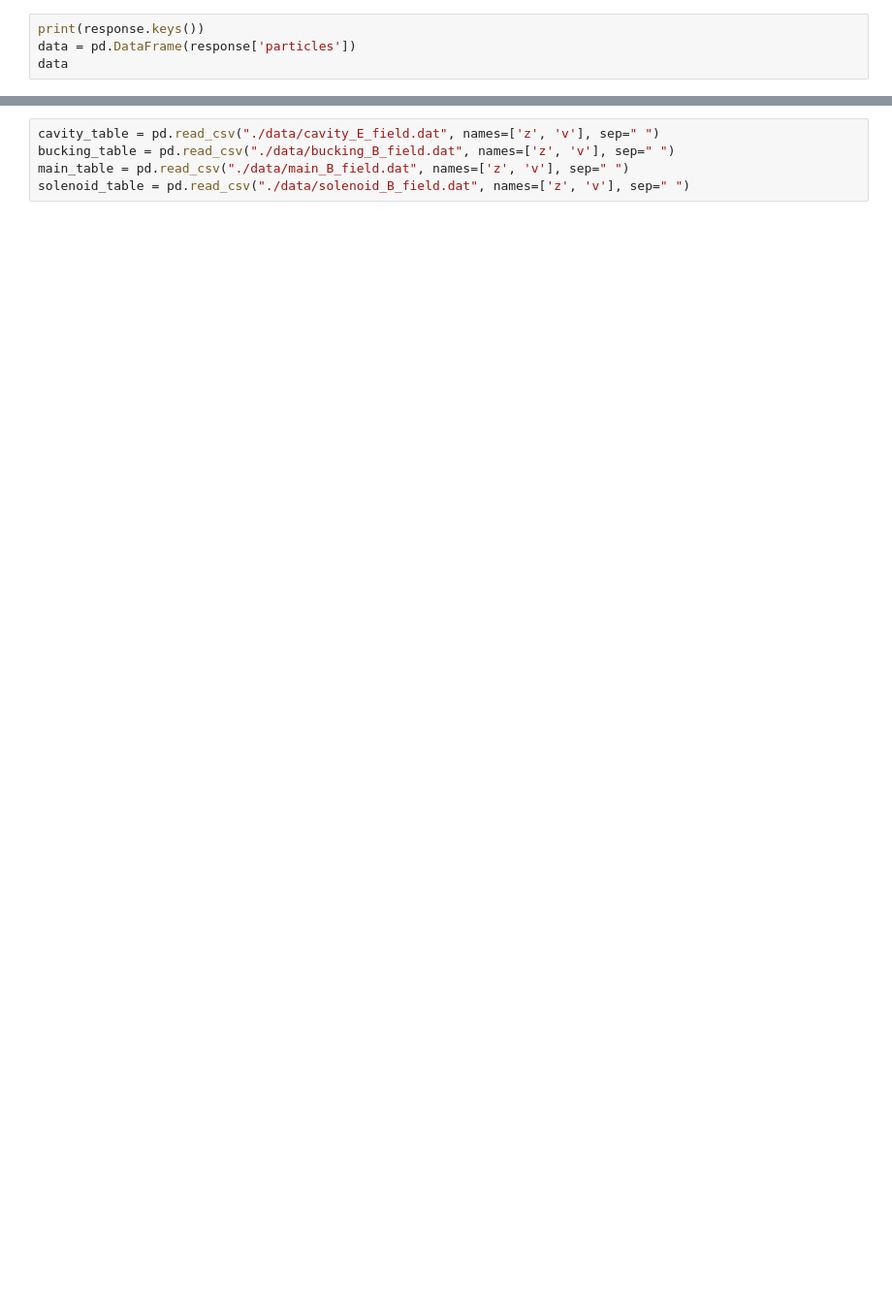
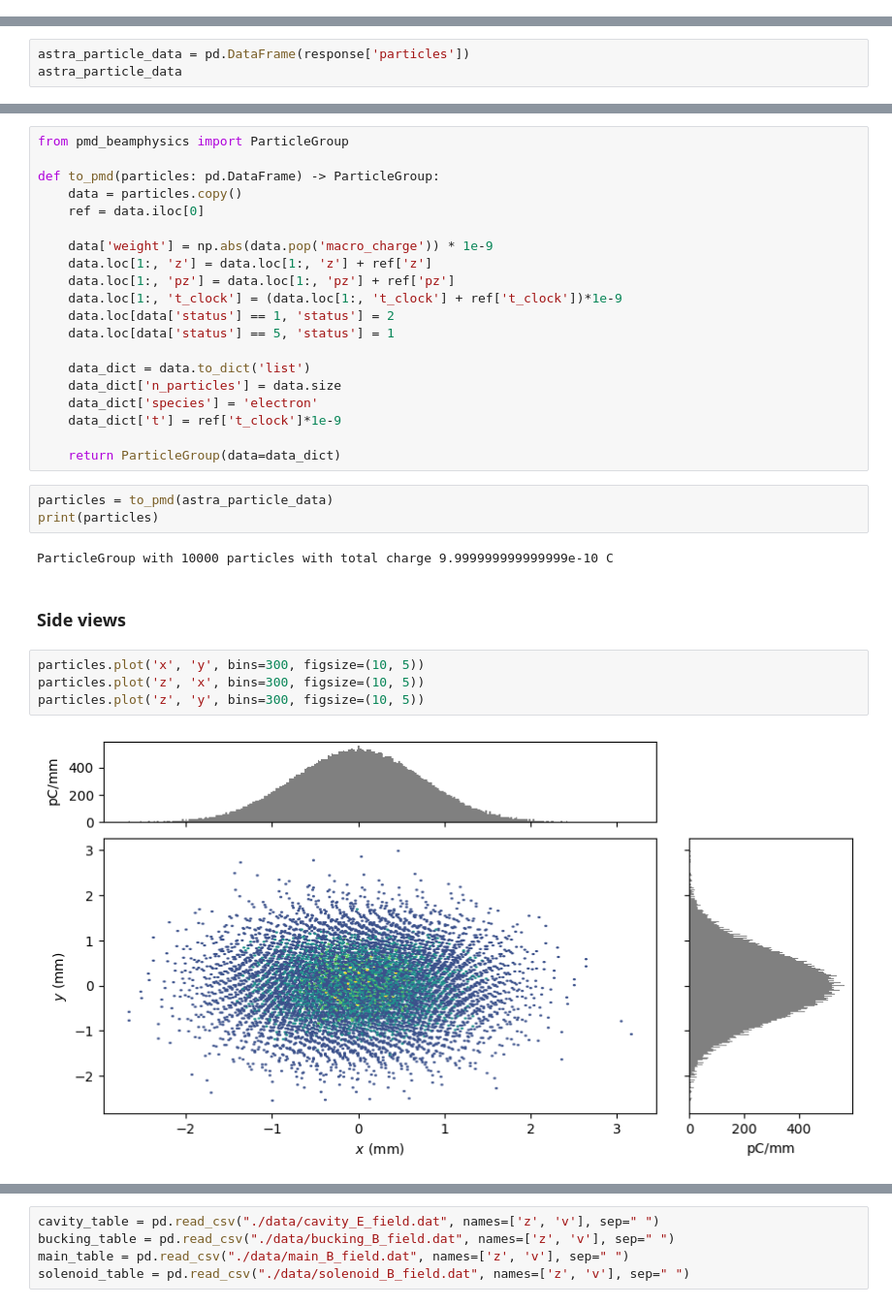
Before and after one commit to AlexanderKlemps/astra-web, a Jupyter notebook: examples/request_test.ipynb, the cells around one changed output, grey strips where cells are left out. Shown at 97% size. Drawn from its saved outputs; the diff is of its cells as text; blank space fills up the shorter version.

```diff
--- a/examples/request_test.ipynb
+++ b/examples/request_test.ipynb
@@ -46,4 +0,0 @@ Response code 200
-# %%
-print(response.keys())
-data = pd.DataFrame(response['particles'])
-data
@@ -195,0 +65,3 @@ emittance_y
+# %%
+astra_particle_data = pd.DataFrame(response['particles'])
+astra_particle_data
@@ -195,0 +88,33 @@ emittance_y
+# %%
+from pmd_beamphysics import ParticleGroup
+
+def to_pmd(particles: pd.DataFrame) -> ParticleGroup:
+    data = particles.copy()
+    ref = data.iloc[0]
+
+    data['weight'] = np.abs(data.pop('macro_charge')) * 1e-9
+    data.loc[1:, 'z'] = data.loc[1:, 'z'] + ref['z']
+    data.loc[1:, 'pz'] = data.loc[1:, 'pz'] + ref['pz']
+    data.loc[1:, 't_clock'] = (data.loc[1:, 't_clock'] + ref['t_clock'])*1e-9
+    data.loc[data['status'] == 1, 'status'] = 2
+    data.loc[data['status'] == 5, 'status'] = 1
+
+    data_dict = data.to_dict('list')
+    data_dict['n_particles'] = data.size
+    data_dict['species'] = 'electron'
+    data_dict['t'] = ref['t_clock']*1e-9
+
+    return ParticleGroup(data=data_dict)
+# %%
+particles = to_pmd(astra_particle_data)
+print(particles)
+# %% [output]
+ParticleGroup with 10000 particles with total charge 9.999999999999999e-10 C
+# %% [markdown]
+### Side views
+# %%
+particles.plot('x', 'y', bins=300, figsize=(10, 5))
+particles.plot('z', 'x', bins=300, figsize=(10, 5))
+particles.plot('z', 'y', bins=300, figsize=(10, 5))
+# %% [output]
+[figure, added]
```
Also changed, not shown: parts of 72 cells of this notebook, 5 other files.
